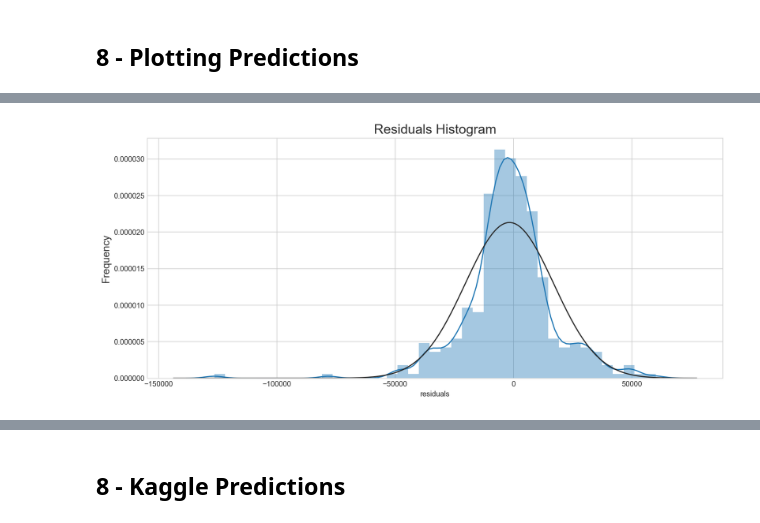
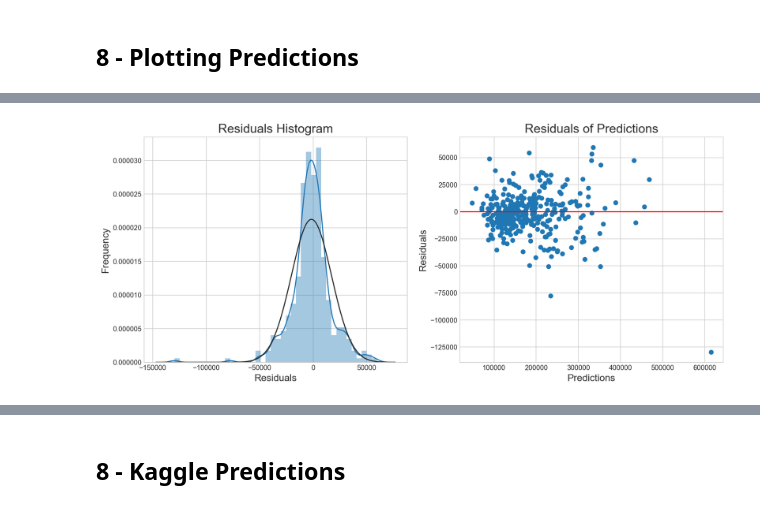
Before and after one commit to gabrielpprieto/Ames_Housing, a Jupyter notebook: code/ames_housing.ipynb, the cells around one changed output, grey strips where cells are left out. Cells and saved outputs as stored; diff of their text form; code cells hidden in the pictures.

```diff
--- a/code/ames_housing.ipynb
+++ b/code/ames_housing.ipynb
@@ -673,8 +673,18 @@ preds_df.head()
 # %%
 # plotting residuals histogram
-plt.figure(figsize=(14,6))
+plt.figure(figsize=(15,6))
+
+plt.subplot(1, 2, 1)
 sns.distplot(residuals, fit=norm)
 plt.title('Residuals Histogram', size=18)
+plt.xlabel('Residuals', size=14)
 plt.ylabel('Frequency', size=14);
+
+plt.subplot(1, 2, 2)
+plt.scatter(preds, residuals)
+plt.axhline(color='r')
+plt.title('Residuals of Predictions', size=18)
+plt.xlabel('Predictions', size=14)
+plt.ylabel('Residuals', size=14);
 # %% [output]
-[figure, old version]
+[figure, new version]
```
Also changed, not shown: parts of 14 cells of this notebook, 2 other files.
